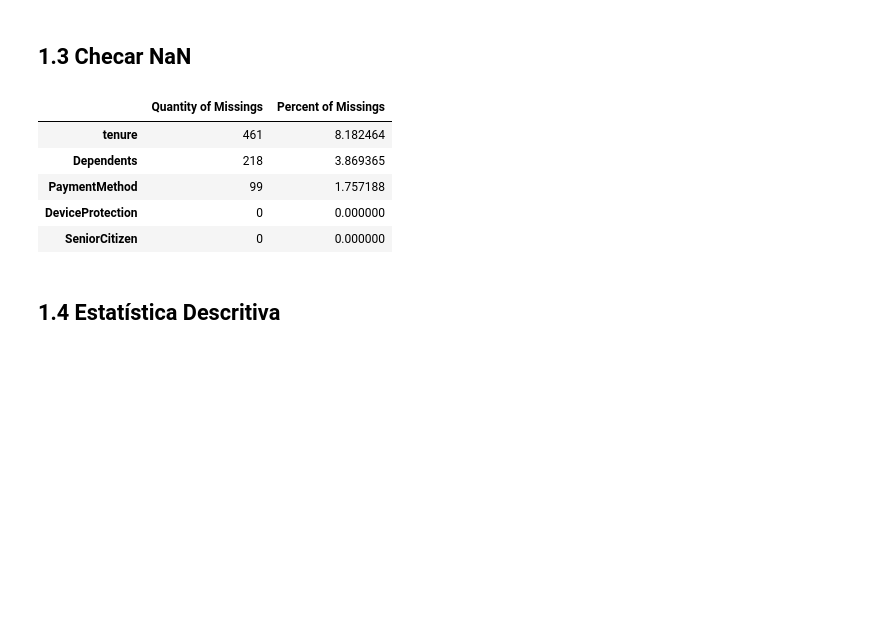
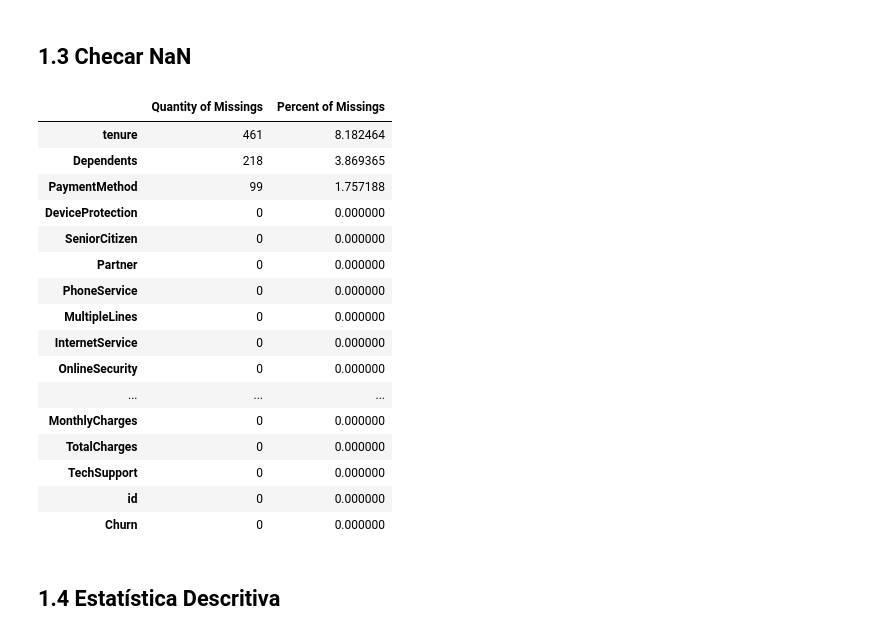
Before and after one commit to gustavolenin/Modelo_Churn, a Jupyter notebook: deploy-modelos-flask.ipynb, the cells around one changed output. Drawn from its saved outputs; the diff is of its cells as text; code cells hidden in the pictures; blank space fills up the shorter version.

```diff
--- a/deploy-modelos-flask.ipynb
+++ b/deploy-modelos-flask.ipynb
@@ -176,14 +176,25 @@ dtype: object
 ## 1.3 Checar NaN
 # %%
 df_aux = check_na(data)
-df_aux.head()
+df_aux
 # %% [output]
 |  | Quantity of Missings | Percent of Missings |
 | tenure | 461 | 8.182464 |
 | Dependents | 218 | 3.869365 |
 | PaymentMethod | 99 | 1.757188 |
 | DeviceProtection | 0 | 0.000000 |
 | SeniorCitizen | 0 | 0.000000 |
+| Partner | 0 | 0.000000 |
+| PhoneService | 0 | 0.000000 |
+| MultipleLines | 0 | 0.000000 |
+| InternetService | 0 | 0.000000 |
+| OnlineSecurity | 0 | 0.000000 |
+| ... | ... | ... |
+| MonthlyCharges | 0 | 0.000000 |
+| TotalCharges | 0 | 0.000000 |
+| TechSupport | 0 | 0.000000 |
+| id | 0 | 0.000000 |
+| Churn | 0 | 0.000000 |
 # %% [markdown]
 ## 1.4 Estatística Descritiva
 # %%
```
Also changed, not shown: parts of 5 cells of this notebook, 6 other files.
